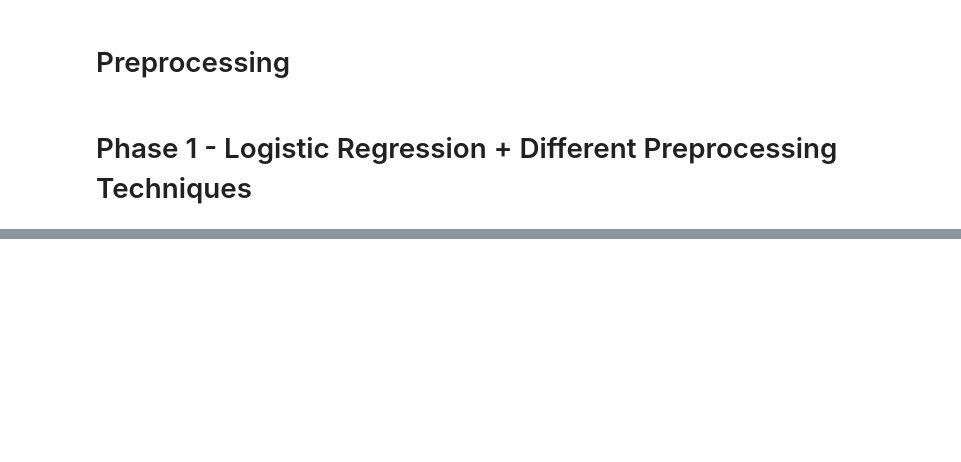
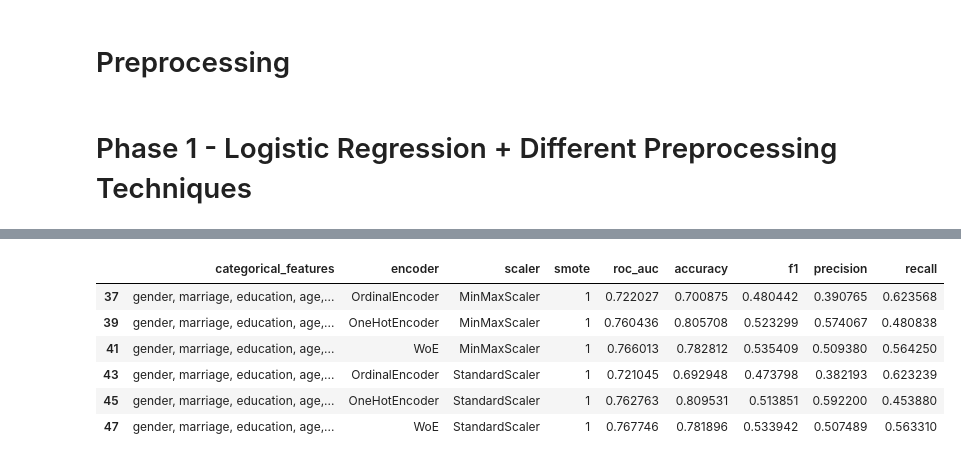
Before and after one commit to niimo753/credit-card-default-prediction-taiwan, a Jupyter notebook: notebooks/phase_1.ipynb, the cells around one changed output, grey strips where cells are left out. Cells and saved outputs as stored; diff of their text form; code cells hidden in the pictures; blank space fills up the shorter version.

```diff
--- a/notebooks/phase_1.ipynb
+++ b/notebooks/phase_1.ipynb
@@ -347,0 +374,11 @@ std_woe = phase1_result.loc[(phase1_result['scaler'] == "StandardScaler") & (pha
+# %%
+output_df.loc[(output_df['smote']==1) & (output_df['scaler']!="fMinMaxScaler")
+              & (output_df['categorical_features']=="gender, marriage, education, age, pay_x")]
+# %% [output]
+|  | categorical_features | encoder | scaler | smote | roc_auc | accuracy | f1 | precision | recall |
+| 37 | gender, marriage, education, age,... | OrdinalEncoder | MinMaxScaler | 1 | 0.722027 | 0.700875 | 0.480442 | 0.390765 | 0.623568 |
+| 39 | gender, marriage, education, age,... | OneHotEncoder | MinMaxScaler | 1 | 0.760436 | 0.805708 | 0.523299 | 0.574067 | 0.480838 |
+| 41 | gender, marriage, education, age,... | WoE | MinMaxScaler | 1 | 0.766013 | 0.782812 | 0.535409 | 0.509380 | 0.564250 |
+| 43 | gender, marriage, education, age,... | OrdinalEncoder | StandardScaler | 1 | 0.721045 | 0.692948 | 0.473798 | 0.382193 | 0.623239 |
+| 45 | gender, marriage, education, age,... | OneHotEncoder | StandardScaler | 1 | 0.762763 | 0.809531 | 0.513851 | 0.592200 | 0.453880 |
+| 47 | gender, marriage, education, age,... | WoE | StandardScaler | 1 | 0.767746 | 0.781896 | 0.533942 | 0.507489 | 0.563310 |
```
Also changed, not shown: parts of 23 cells of this notebook, 12 other files.
